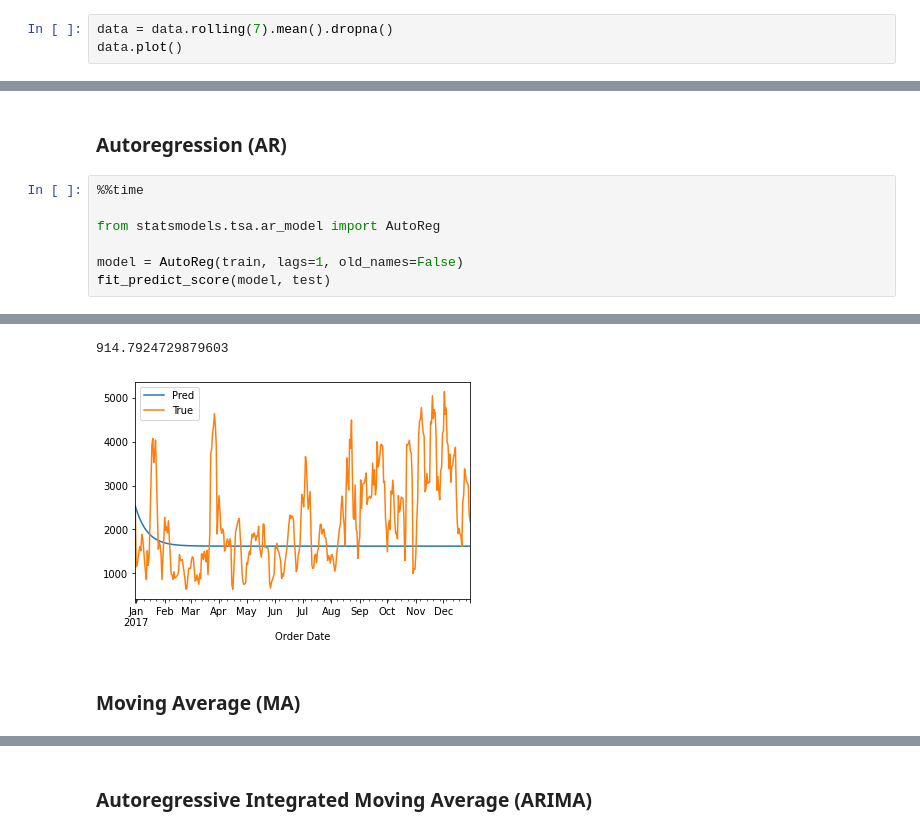
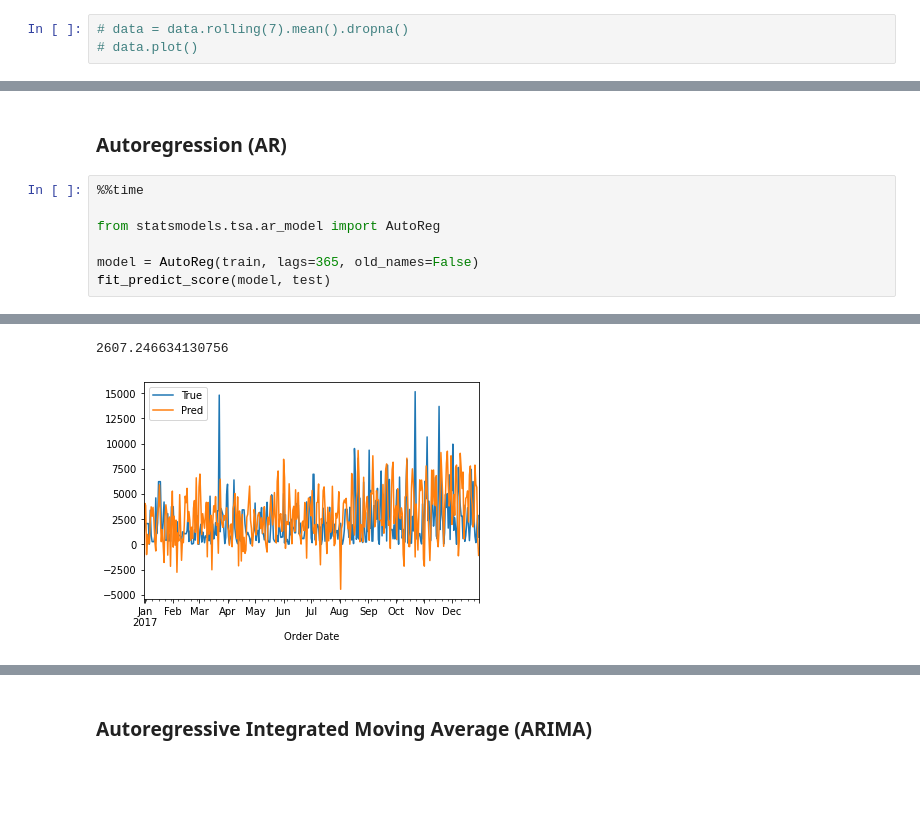
Before and after one commit to matheusccouto/superstore-api, a Jupyter notebook: notebooks/2-matheusccouto-model-selection.ipynb, the cells around one changed output, grey strips where cells are left out. Drawn from its saved outputs; the diff is of its cells as text; blank space fills up the shorter version.

Commit message:
Save model

```diff
--- a/notebooks/2-matheusccouto-model-selection.ipynb
+++ b/notebooks/2-matheusccouto-model-selection.ipynb
@@ -59,5 +61,5 @@ data.plot();
 ## Rolling Mean
 We'll use rolling mean to smooth our data.
 # %%
-data = data.rolling(7).mean().dropna()
-data.plot()
+# data = data.rolling(7).mean().dropna()
+# data.plot()
@@ -166,6 +178,6 @@ train.mean()
 
 from statsmodels.tsa.ar_model import AutoReg
 
-model = AutoReg(train, lags=1, old_names=False)
+model = AutoReg(train, lags=365, old_names=False)
 fit_predict_score(model, test)
 # %% [output]
@@ -174,4 +186,2 @@ Wall time: 1.05 s
-914.7924729879603
+2607.246634130756
-[figure, old version]
+[figure, new version]
-# %% [markdown]
-### Moving Average (MA)
```
Also changed, not shown: parts of 29 cells of this notebook, 1 other file.
